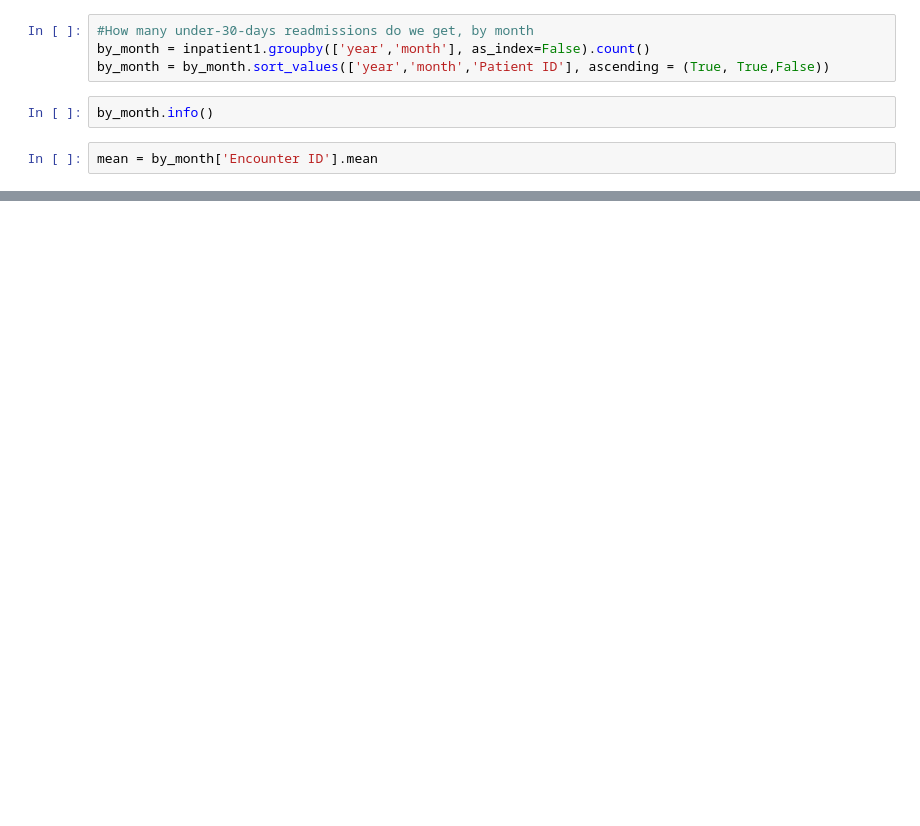
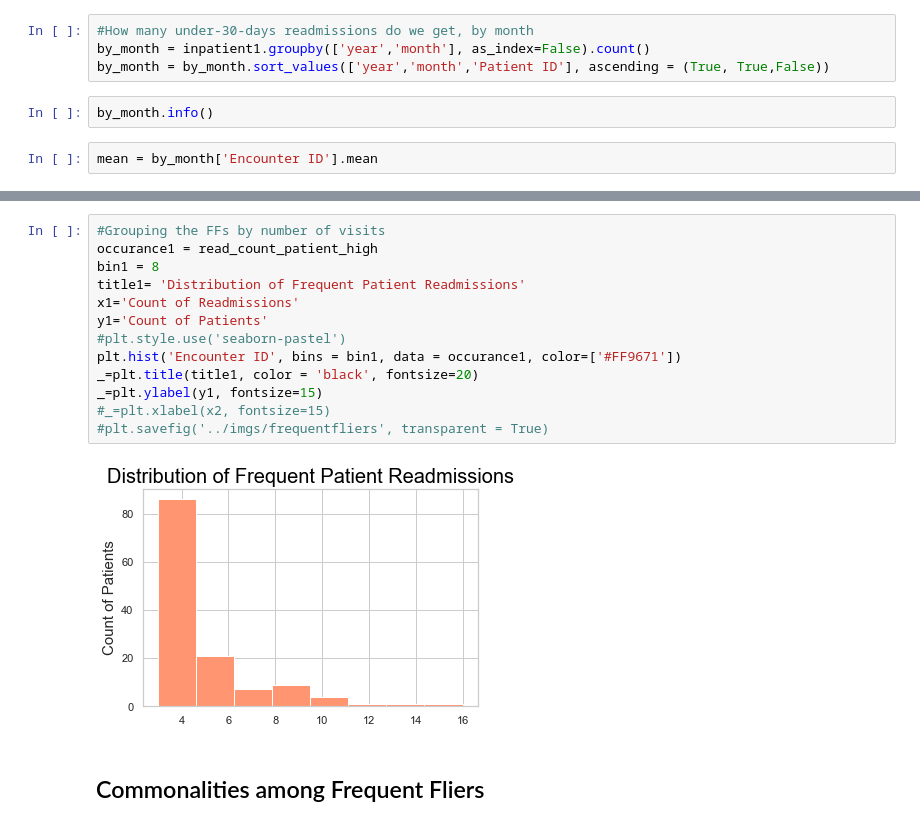
Before and after one commit to tipearso/hospital-readmissions, a Jupyter notebook: assets/ursa_patient_readmittance.ipynb, the cells around one changed output, grey strips where cells are left out. Drawn from its saved outputs; the diff is of its cells as text; blank space fills up the shorter version.

```diff
--- a/assets/ursa_patient_readmittance.ipynb
+++ b/assets/ursa_patient_readmittance.ipynb
@@ -411,0 +514,17 @@ newdf
+# %%
+#Grouping the FFs by number of visits
+occurance1 = read_count_patient_high
+bin1 = 8
+title1= 'Distribution of Frequent Patient Readmissions'
+x1='Count of Readmissions'
+y1='Count of Patients'
+#plt.style.use('seaborn-pastel')
+plt.hist('Encounter ID', bins = bin1, data = occurance1, color=['#FF9671'])
+_=plt.title(title1, color = 'black', fontsize=20)
+_=plt.ylabel(y1, fontsize=15)
+#_=plt.xlabel(x2, fontsize=15)
+#plt.savefig('../imgs/frequentfliers', transparent = True)
+# %% [output]
+[figure, added]
+# %% [markdown]
+## Commonalities among Frequent Fliers
```
Also changed, not shown: parts of 65 cells of this notebook.
